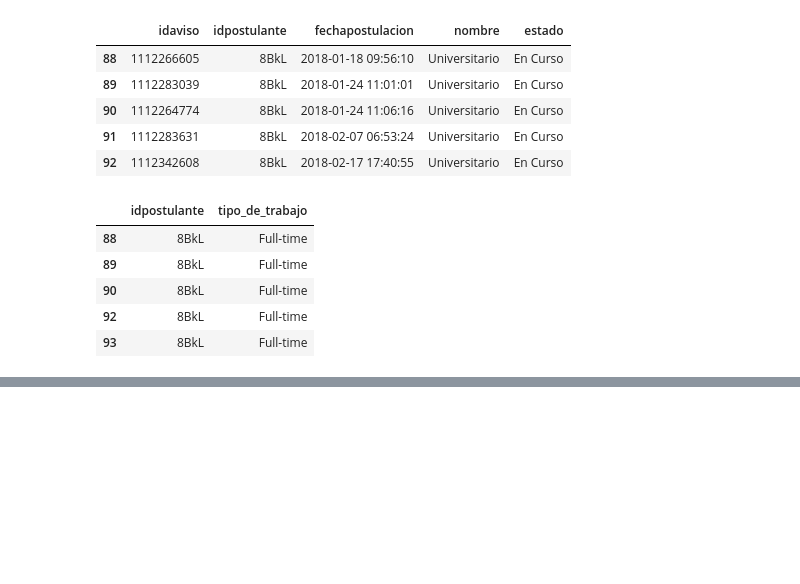
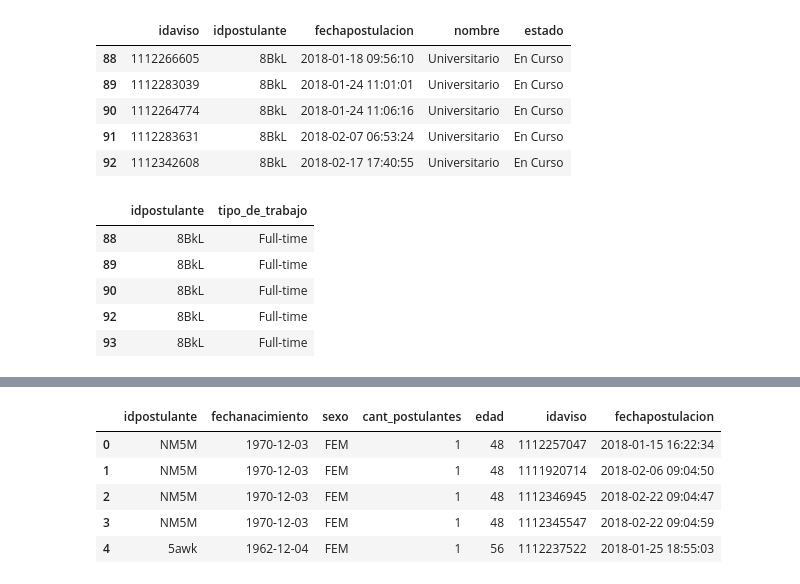
Before and after one commit to jhanvato/Datos2018, a Jupyter notebook: tp1_ariel.ipynb, the cells around one changed output, grey strips where cells are left out. Drawn from its saved outputs; the diff is of its cells as text; code cells hidden in the pictures; blank space fills up the shorter version.

```diff
--- a/tp1_ariel.ipynb
+++ b/tp1_ariel.ipynb
@@ -69,0 +74,25 @@ plt.show()
+# %%
+postulantes_genero_y_edad['cant_postulantes'] = 1
+
+#le sumo la xolumna edad por q viene la fecha de nacimiento y no la edad especifica
+postulantes_genero_y_edad['edad'] =  2018 - postulantes_genero_y_edad[postulantes_genero_y_edad['fechanacimiento'].notnull()]['fechanacimiento'].apply(lambda x: x.split('-')[0]).apply(np.int64)
+#aca no me dejaba convertir la col edad de float a int por los nan's asii q converti los nana a 0 y conveti toda la col en int
+postulantes_genero_y_edad['edad'] = postulantes_genero_y_edad['edad'].fillna(0.0).apply(np.int64)
+
+#saque los valores ridiculos
+postulantes_edades_validas = postulantes_genero_y_edad[(postulantes_genero_y_edad['edad'] > 17) & (postulantes_genero_y_edad['edad'] < 100)]
+
+postulantes_mujer  = postulantes_edades_validas[ postulantes_edades_validas['sexo'] =='FEM' ]
+postulantes_hombre = postulantes_edades_validas[ postulantes_edades_validas['sexo'] =='MASC' ]
+# %%
+postulaciones_mujer = pd.merge(postulantes_mujer, postulaciones, on='idpostulante', how='left')
+postulaciones_hombre = pd.merge( postulantes_hombre, postulaciones, on='idpostulante', how='left')
+# %%
+postulaciones_mujer.head()
+# %% [output]
+|  | idpostulante | fechanacimiento | sexo | cant_postulantes | edad | idaviso | fechapostulacion |
+| 0 | NM5M | 1970-12-03 | FEM | 1 | 48 | 1112257047 | 2018-01-15 16:22:34 |
+| 1 | NM5M | 1970-12-03 | FEM | 1 | 48 | 1111920714 | 2018-02-06 09:04:50 |
+| 2 | NM5M | 1970-12-03 | FEM | 1 | 48 | 1112346945 | 2018-02-22 09:04:47 |
+| 3 | NM5M | 1970-12-03 | FEM | 1 | 48 | 1112345547 | 2018-02-22 09:04:59 |
+| 4 | 5awk | 1962-12-04 | FEM | 1 | 56 | 1112237522 | 2018-01-25 18:55:03 |
```
Also changed, not shown: parts of 11 cells of this notebook.
